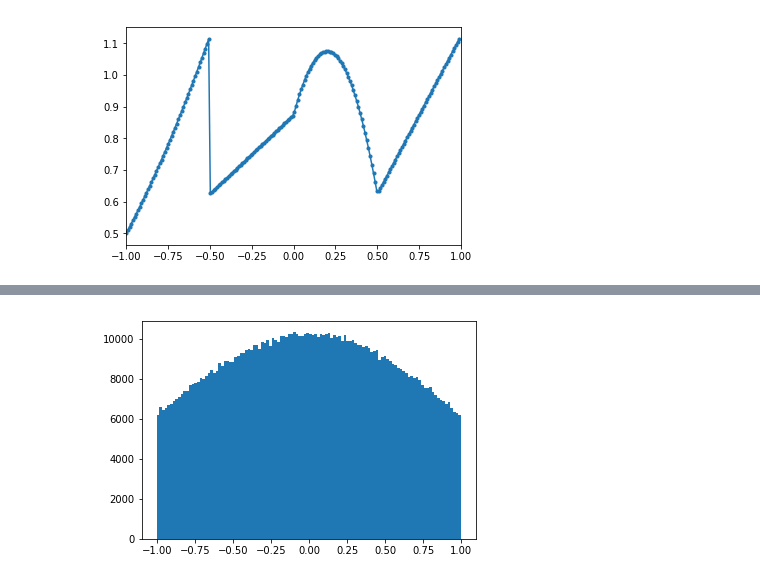
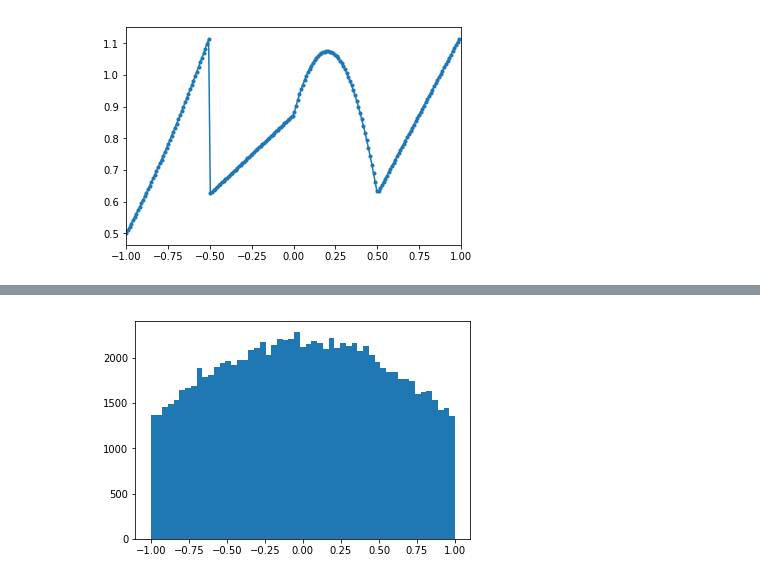
Before and after one commit to guidoAlbarello/aprendizajeEstadistico, a Jupyter notebook: Untitled.ipynb, the cells around one changed output, grey strips where cells are left out. Drawn from its saved outputs; the diff is of its cells as text; code cells hidden in the pictures.

```diff
--- a/Untitled.ipynb
+++ b/Untitled.ipynb
@@ -59,5 +81,5 @@ plt.show()
 # %%
-x = np.random.uniform(0,1,1000000)
+x = np.random.uniform(0,1,100000)
 y = list(map(lambda z: stats.truncnorm.ppf(z,-1,1), x))
 
 %matplotlib inline
@@ -66,15 +90,15 @@ plt.show()
 # %%
 i  = 0
 values = []
-while i < 1000000:
+while i < 100000:
     x = np.random.uniform(0,1,1)
     y = np.random.normal(0, 1)
     if y >= -1 and y <= 1:
         i = i +1
         values.append(y)
 
 %matplotlib inline
 plt.hist(values,bins="auto")
 plt.show()
 # %% [output]
-[figure, old version]
+[figure, new version]
```
Also changed, not shown: parts of 4 cells of this notebook.
